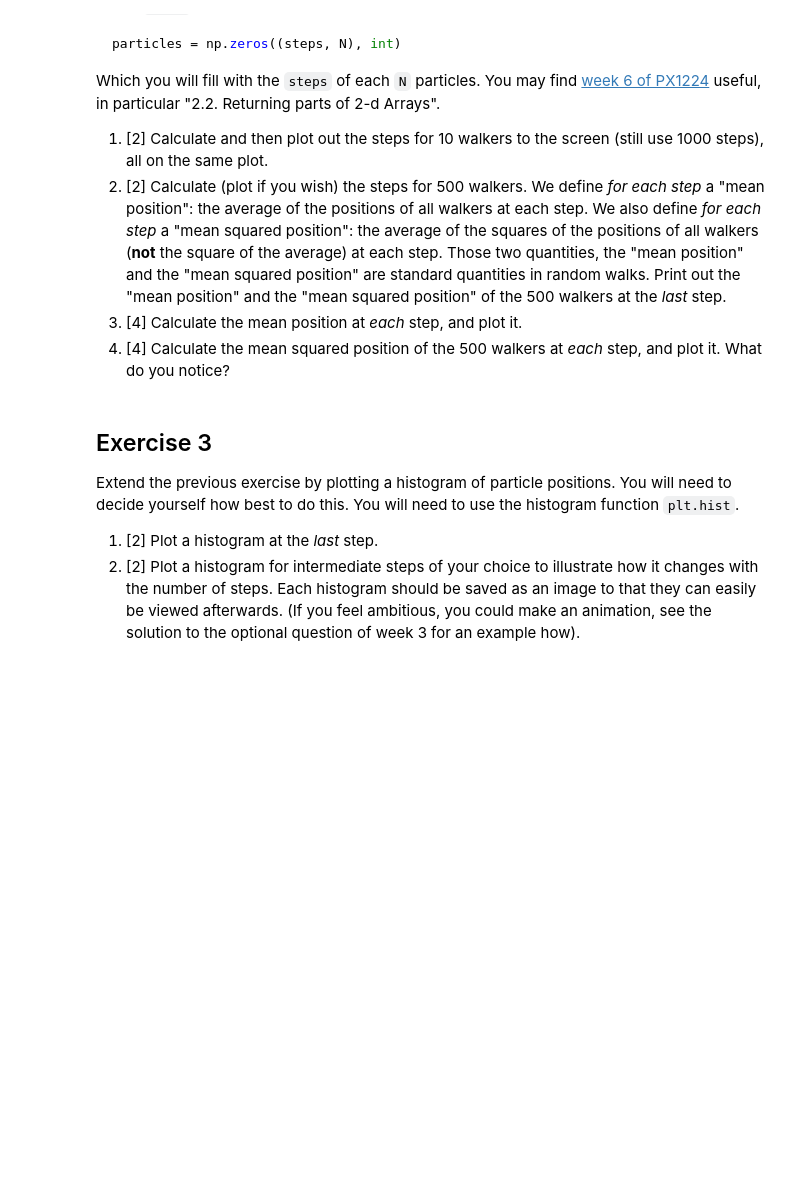
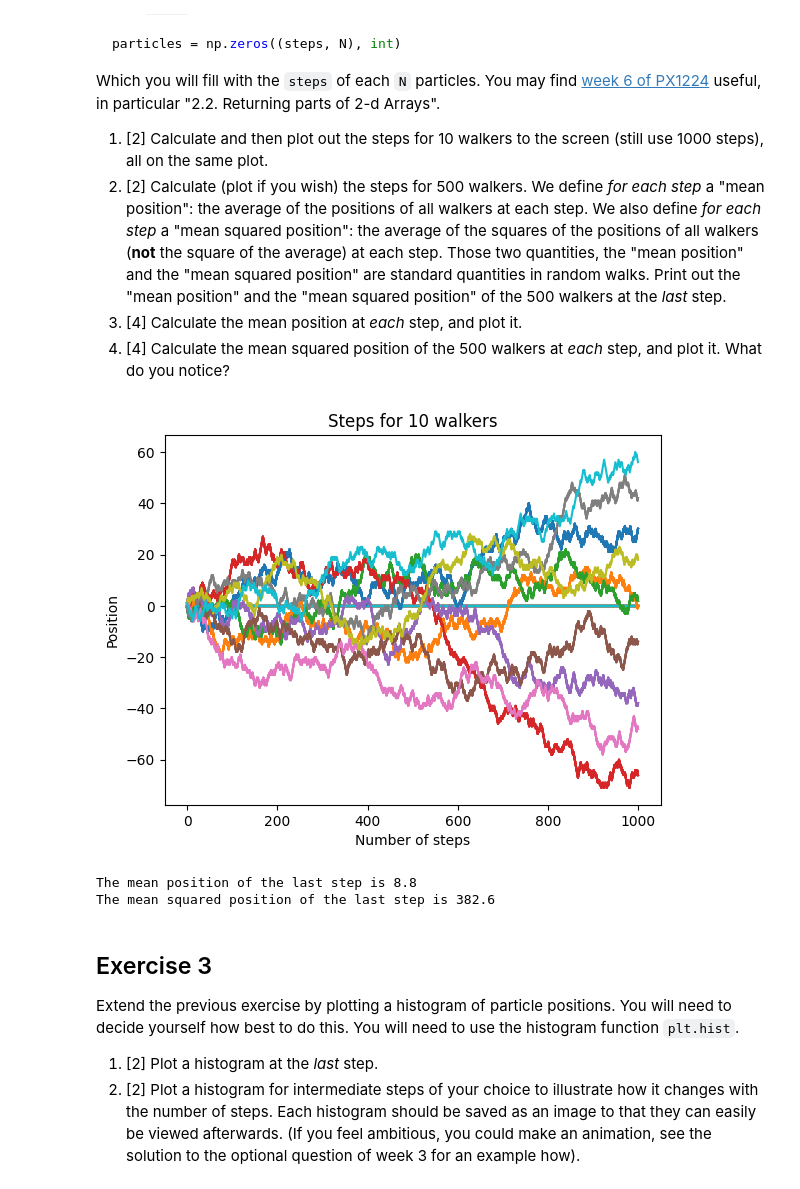
Before and after one commit to PX2145-2025/week-7-b-beckylorden, a Jupyter notebook: Random_walk.ipynb, the cells around one changed output. Drawn from its saved outputs; the diff is of its cells as text; code cells hidden in the pictures; blank space fills up the shorter version.

```diff
--- a/Random_walk.ipynb
+++ b/Random_walk.ipynb
@@ -104,6 +109,47 @@ Which you will fill with the `steps` of each `N` particles. You may find [week 6
  3. [4] Calculate the mean position at _each_ step, and plot it.
  4. [4] Calculate the mean squared position of the 500 walkers at _each_ step, and
 plot it. What do you notice?
+# %%
+#2.1
+N = 10
+steps = 1000
+particles = np.zeros((steps, N), int)
+
+def walk(steps):
+    '''
+    steps is the length of the 2-D random walk vector returned
+    Vectorised method.
+    '''
+    steps = np.random.choice([-1, 1], size=steps) # random -1 or 1
+    steps = np.cumsum(steps) # cumulative sum
+    return steps
+
+for i in range(N):
+  particles[:,i] = walk(steps)
+
+  plt.plot(particles)
+  plt.ylabel("Position")
+  plt.xlabel("Number of steps")
+  plt.title("Steps for 10 walkers")
+# %% [output]
+[figure, added]
+# %%
+#2.2
+N = 10
+steps = 1000
+particles = np.zeros((steps, N), int)
+
+for i in range(N):
+  particles[:,i] = walk(steps)
+  final_particle = particles[-1]
+  final_squared_particle = (particles[-1])**2
+mean = np.mean(final_particle)
+squared_mean = np.mean(final_squared_particle)
+print("The mean position of the last step is", mean)
+print("The mean squared position of the last step is", squared_mean)
+# %% [output]
+The mean position of the last step is 8.8
+The mean squared position of the last step is 382.6
 # %% [markdown]
 ## Exercise 3
 Extend the previous exercise by plotting a histogram of particle positions. You will need to decide yourself how best to do this. You will need to use the histogram function `plt.hist`.
```
Also changed, not shown: parts of 1 cell of this notebook.
